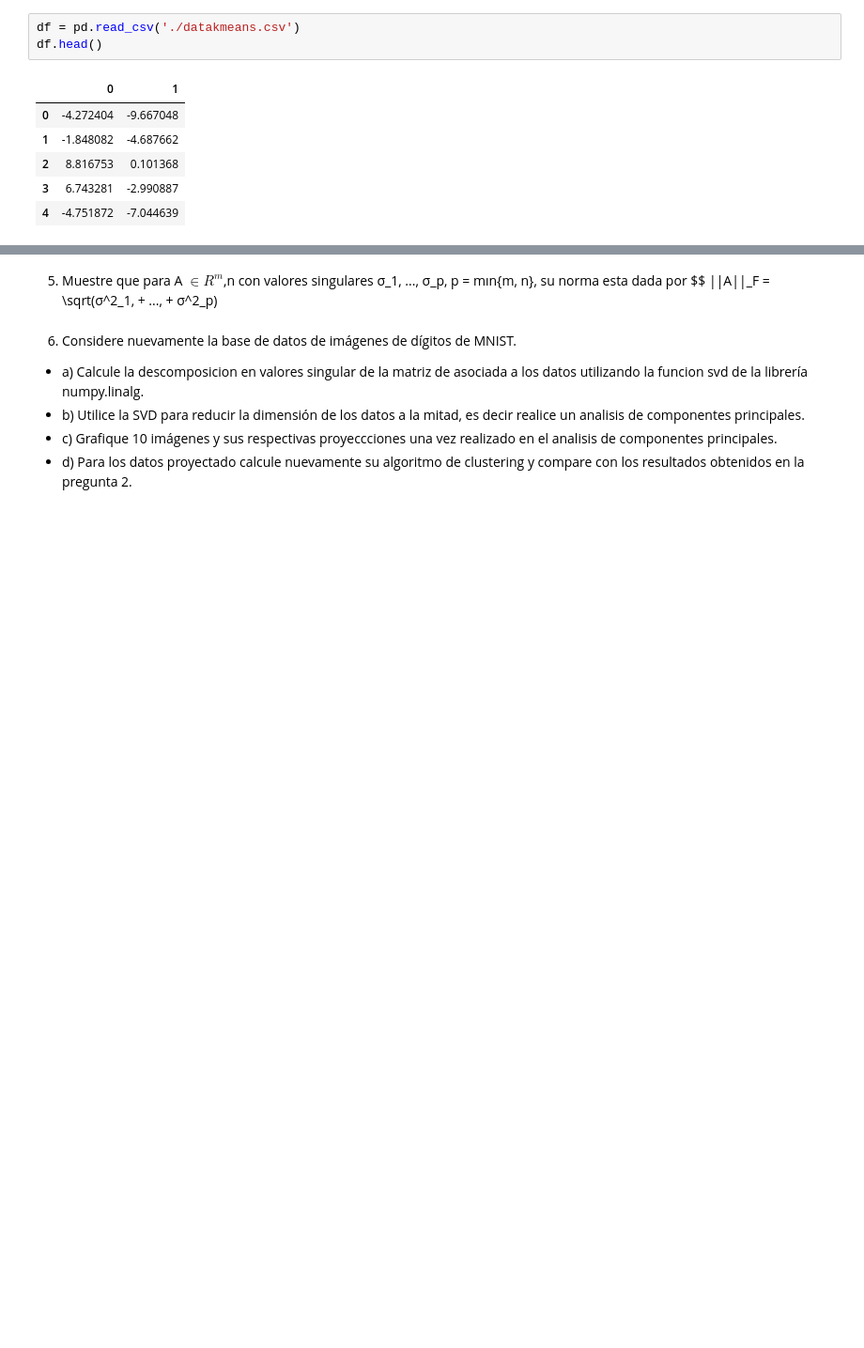
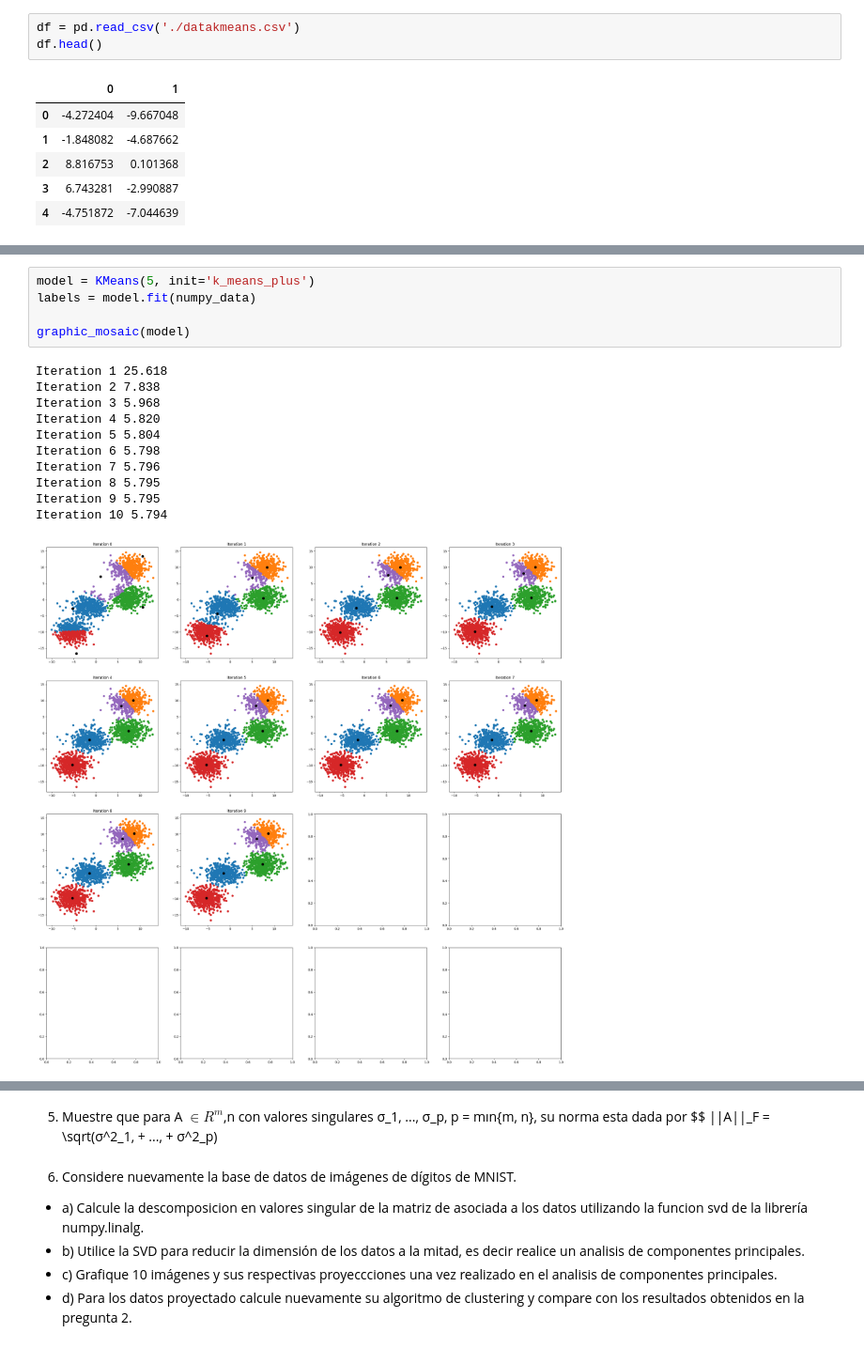
Before and after one commit to mia-uc/math-foundations-for-ai, a Jupyter notebook: hw/hw1/answer.ipynb, the cells around one changed output, grey strips where cells are left out. Shown at 94% size. Cells and saved outputs as stored; diff of their text form; blank space fills up the shorter version.

```diff
--- a/hw/hw1/answer.ipynb
+++ b/hw/hw1/answer.ipynb
@@ -237,0 +277,17 @@ _ = plt.plot(range(len(model.inertia) - 1), model.inertia[1:])
+# %%
+model = KMeans(5, init='k_means_plus')
+labels = model.fit(numpy_data)
+
+graphic_mosaic(model)
+# %% [output]
+Iteration 1 25.618
+Iteration 2 7.838
+Iteration 3 5.968
+Iteration 4 5.820
+Iteration 5 5.804
+Iteration 6 5.798
+Iteration 7 5.796
+Iteration 8 5.795
+Iteration 9 5.795
+Iteration 10 5.794
+[figure, added]
```
Also changed, not shown: parts of 24 cells of this notebook.
